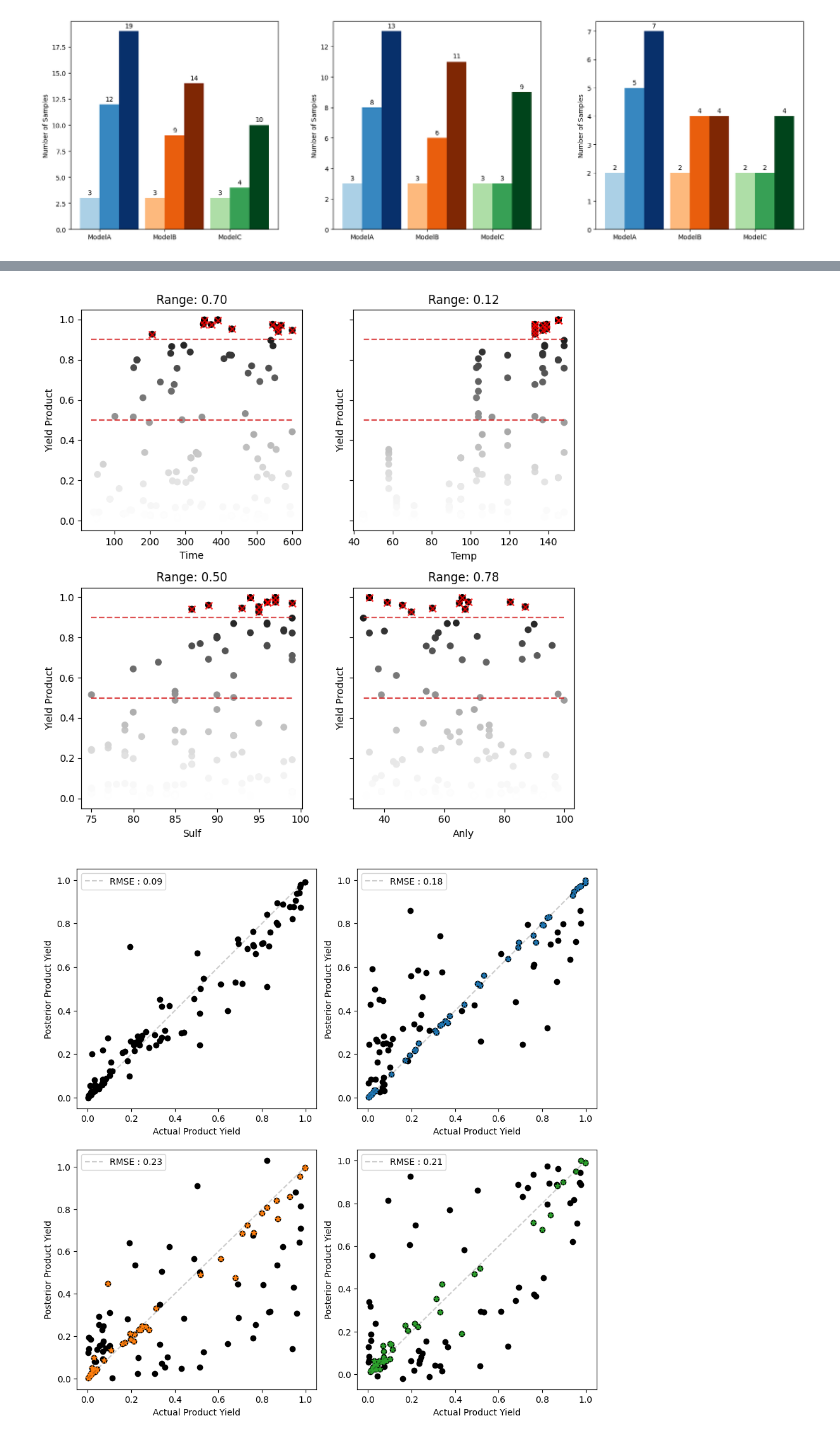
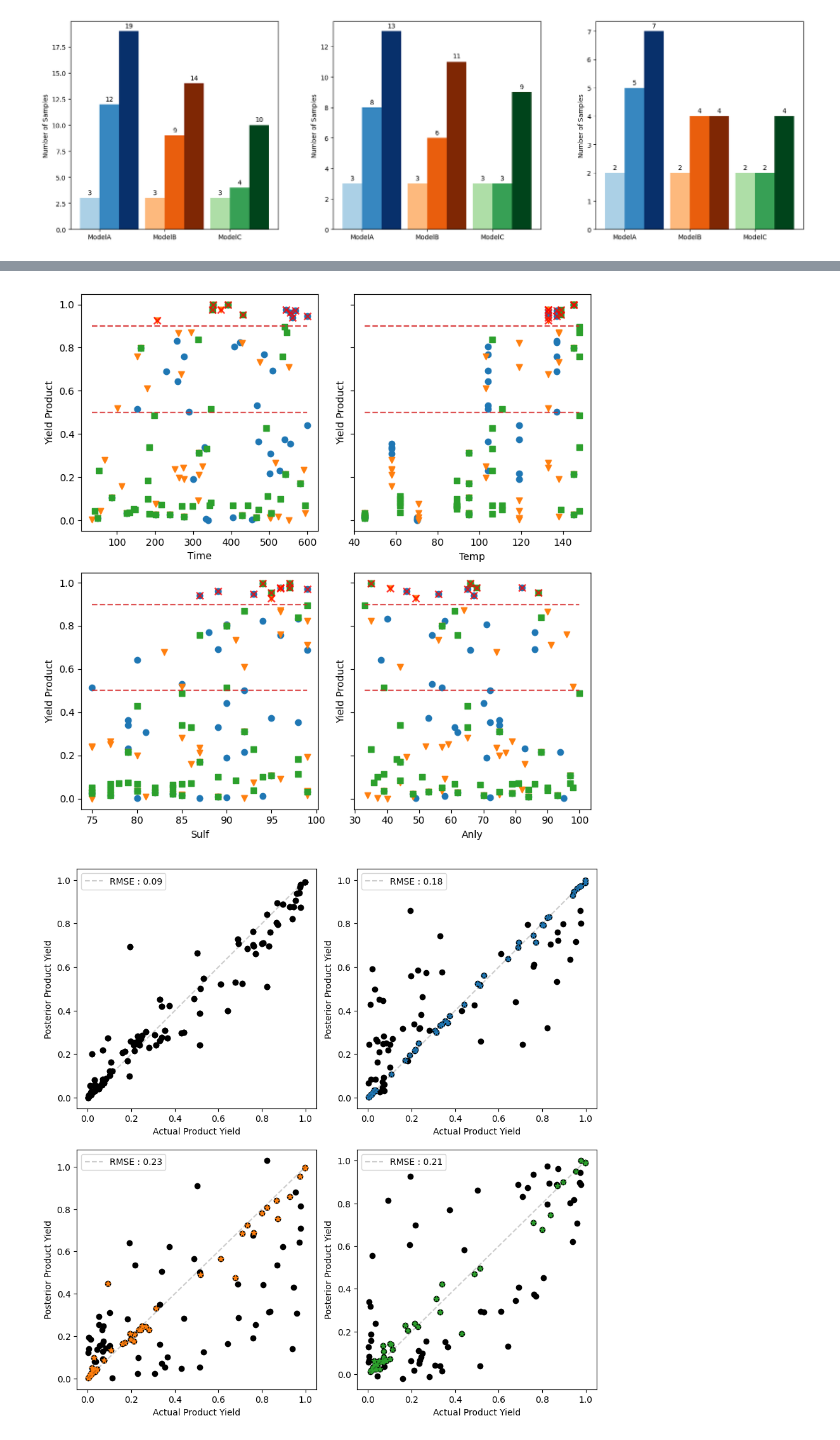
Before and after one commit to uwsunlab/BO-RFB, a Jupyter notebook: Results/All_results.ipynb, the cells around one changed output, grey strips where cells are left out. Cells and saved outputs as stored; diff of their text form; code cells hidden in the pictures.

Commit message:
Figure Updates, and ReadMe

```diff
--- a/Results/All_results.ipynb
+++ b/Results/All_results.ipynb
@@ -29,17 +29,15 @@ from botorch.fit import fit_gpytorch_model
 from botorch.utils.transforms import normalize
 from gpytorch.mlls import ExactMarginalLogLikelihood
 # %%
-# import sys
-sys.path.append('/Users/ctuwsunlab/Documents/Sun_Lab/PNNL/PNNL_Iteration2')
 #data_summary = pd.read_csv('data_out_iter3.csv')
-data_r1 = pd.read_csv('/Users/ctuwsunlab/Documents/GitHub/PNNL-ML_for_Organic_Flow_Battery_Materials/Round1/extracted_data_round1.csv')
-data_r2A = pd.read_csv('/Users/ctuwsunlab/Documents/GitHub/PNNL-ML_for_Organic_Flow_Battery_Materials/Round2/ModelA/extracted_data_round2A.csv')
-data_r2B = pd.read_csv('/Users/ctuwsunlab/Documents/GitHub/PNNL-ML_for_Organic_Flow_Battery_Materials/Round2/ModelB/extracted_data_round2B.csv')
-data_r2C = pd.read_csv('/Users/ctuwsunlab/Documents/GitHub/PNNL-ML_for_Organic_Flow_Battery_Materials/Round2/ModelC/extracted_data_round2C.csv')
-data_r3A = pd.read_csv('/Users/ctuwsunlab/Documents/GitHub/PNNL-ML_for_Organic_Flow_Battery_Materials/Round3/ModelA/extracted_data_round3A.csv')
-data_r3B = pd.read_csv('/Users/ctuwsunlab/Documents/GitHub/PNNL-ML_for_Organic_Flow_Battery_Materials/Round3/ModelB/extracted_data_round3B.csv')
-data_r3C = pd.read_csv('/Users/ctuwsunlab/Documents/GitHub/PNNL-ML_for_Organic_Flow_Battery_Materials/Round3/ModelC/extracted_data_round3C.csv')
-data_redo =pd.read_csv('/Users/ctuwsunlab/Documents/GitHub/PNNL-ML_for_Organic_Flow_Battery_Materials/Round_Redo/extracted_data_round_redo.csv')
+data_r1 = pd.read_csv('../Round1/extracted_data_round1.csv')
+data_r2A = pd.read_csv('../Round2/ModelA/extracted_data_round2A.csv')
+data_r2B = pd.read_csv('../Round2/ModelB/extracted_data_round2B.csv')
+data_r2C = pd.read_csv('../Round2/ModelC/extracted_data_round2C.csv')
+data_r3A = pd.read_csv('../Round3/ModelA/extracted_data_round3A.csv')
+data_r3B = pd.read_csv('../Round3/ModelB/extracted_data_round3B.csv')
+data_r3C = pd.read_csv('../Round3/ModelC/extracted_data_round3C.csv')
+data_redo =pd.read_csv('../Round_Redo/extracted_data_round_redo.csv')
 
 # Deviec set up
 device = torch.device("cuda" if torch.cuda.is_available() else "cpu")
@@ -197,50 +247,50 @@ yC_all = torch.tensor(set_dataC['yield product'].values, dtype=dtype).reshape(-1
 yC_var = torch.tensor(set_dataC['var yield'].values, dtype=dtype).reshape(-1,1)
 
 # Create subplots
 fig, ax = plt.subplots(2, 2, figsize=(8, 8), sharey=True)
 for i in range(2):
     for j in range(2):
         idx = i * 2 + j
         if idx < len(labels):
             # Plot all points
             # ax[i,j].scatter(xA_all[:, idx], yA_all, color='tab:blue', label='ModelA')
             # ax[i,j].scatter(xB_all[:, idx], yB_all, color='tab:orange', label='ModelB')
             # ax[i,j].scatter(xC_all[:, idx], yC_all, color='tab:green', label='ModelC')
             # ax[i,j].errorbar(xA_all[:, idx].squeeze(), yA_all.squeeze(), yerr=np.sqrt(yA_var.squeeze()), fmt='o', color='tab:blue', alpha=0.5)
             # ax[i,j].errorbar(xB_all[:, idx].squeeze(), yB_all.squeeze(), yerr=np.sqrt(yB_var.squeeze()), fmt='o', color='tab:orange', alpha=0.5)
             # ax[i,j].errorbar(xC_all[:, idx].squeeze(), yC_all.squeeze(), yerr=np.sqrt(yC_var.squeeze()), fmt='o', color='tab:green', alpha=0.5)
 
             # Plot all points
-            cmap = {0: cm.Greys, 1: cm.Greys, 2: cm.Greys}
-            # cmap = {0: cm.Blues, 1: cm.Oranges, 2: cm.Greens}
-            for model_idx, (x_data, y_data, color_map) in enumerate(zip(
+            #cmap = {0: cm.Greys, 1: cm.Greys, 2: cm.Greys}
+            colors = {0: 'tab:blue', 1: 'tab:orange', 2: 'tab:green'}
+            markers = {0: 'o', 1: 'v', 2: 's'}
+            for model_idx, (x_data, y_data, color, marker) in enumerate(zip(
                 [xA_all, xB_all, xC_all],
                 [yA_all, yB_all, yC_all],
-                [cmap[0], cmap[1], cmap[2]]
+                [colors[0], colors[1], colors[2]],
+                [markers[0], markers[1], markers[2]]
             )):
-                norm = plt.Normalize(vmin=y_data.min(), vmax=y_data.max())
-                colors = color_map(norm(y_data.squeeze()))
-                ax[i, j].scatter(x_data[:, idx], y_data, color=colors, label=f'Model{chr(65 + model_idx)}')
+                ax[i, j].scatter(x_data[:, idx], y_data, color=color, marker = marker, label=f'Model{chr(65 + model_idx)}')
 
             ax[i,j].scatter(filter_x[:, idx], filter_y, color='red', marker='x', s=50, label='Filtered Data',alpha=0.8)
-            ax[i,j].hlines(threshold, x_all[:, idx].min(), x_all[:, idx].max(), color='tab:red', linestyle='--', label='Threshold', alpha=0.8)
+            ax[i,j].hlines(0.9, x_all[:, idx].min(), x_all[:, idx].max(), color='tab:red', linestyle='--', label='Threshold', alpha=0.8)
             ax[i,j].hlines(0.5, x_all[:, idx].min(), x_all[:, idx].max(), color='tab:red', linestyle='--', label='Threshold', alpha=0.8)
             ax[i,j].set_xlabel(labels[idx])
             ax[i,j].set_ylabel("Yield Product")
 
-            # Filter x values where y > 0.9
-            filtered_x = x_all[y_all.squeeze() > 0.9, idx]
-            if len(filtered_x) > 0:
-                # ax[i, j].set_title(f"Range: {filtered_x.min():.0f} to {filtered_x.max():.0f}")
-                ax[i, j].set_title(f"Range: {(filtered_x.max() - filtered_x.min()) / (x_all[:, idx].max() - x_all[:, idx].min()):.2f}")
-            else:
-                ax[i, j].set_title("No values with y > 0.9")
-            ax[i,j].set_box_aspect(1)
+            # # Filter x values where y > 0.9
+            # filtered_x = x_all[y_all.squeeze() > 0.9, idx]
+            # if len(filtered_x) > 0:
+            #     # ax[i, j].set_title(f"Range: {filtered_x.min():.0f} to {filtered_x.max():.0f}")
+            #     ax[i, j].set_title(f"Range: {(filtered_x.max() - filtered_x.min()) / (x_all[:, idx].max() - x_all[:, idx].min()):.2f}")
+            # else:
+            #     ax[i, j].set_title("No values with y > 0.9")
+            # ax[i,j].set_box_aspect(1)
 
 
 plt.tight_layout()
 # %% [output]
-[figure, old version]
+[figure, new version]
 # %%
 def gpevaluate(model,grid):
     model.eval()
```
Also changed, not shown: parts of 3 cells of this notebook, 7 other files.
